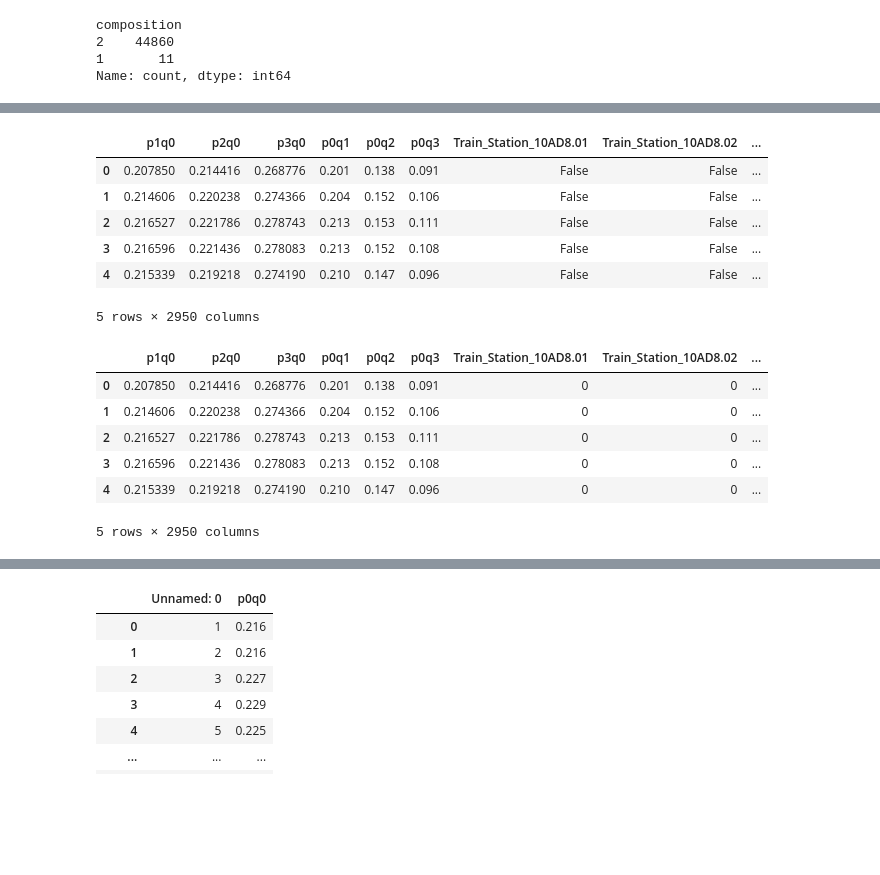
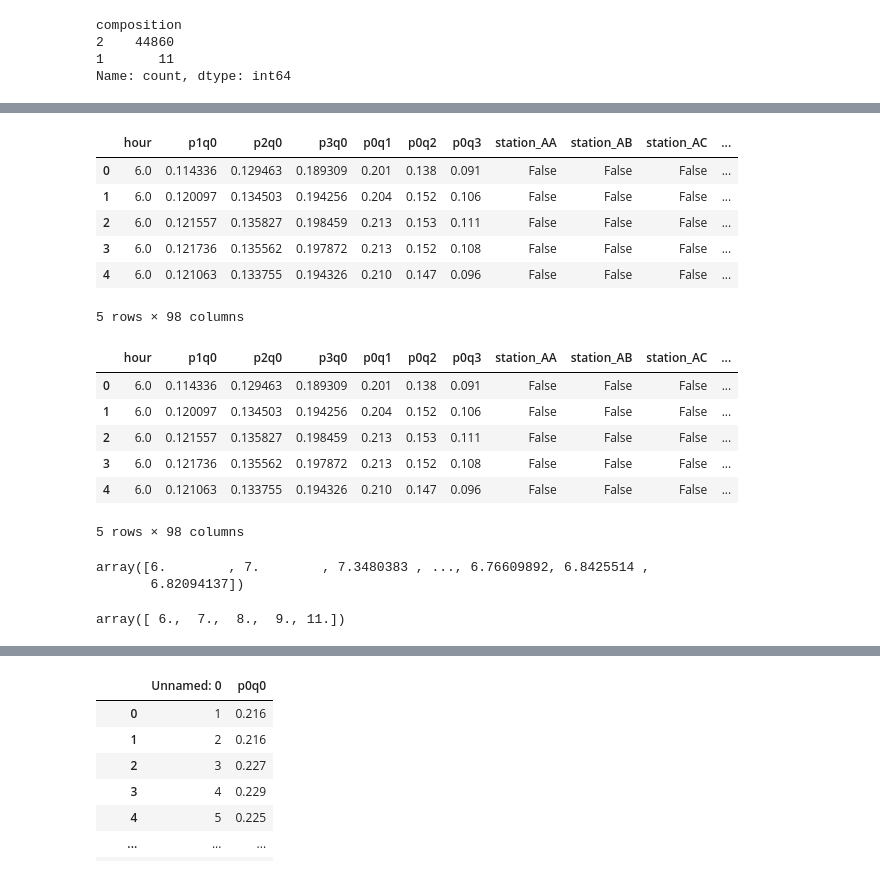
Before and after one commit to Ashraf-Khabar/Mean-time-to-predict-the-Occupation-Of-Trains, a Jupyter notebook: main2.ipynb, the cells around one changed output, grey strips where cells are left out. Cells and saved outputs as stored; diff of their text form; code cells hidden in the pictures; blank space fills up the shorter version.

```diff
--- a/main2.ipynb
+++ b/main2.ipynb
@@ -83,30 +93,46 @@ def transform(X):
+# %%
+def transform2(X):
+
+    columns_to_delete = ['way', 'composition','date']
+    X = X.drop(columns=columns_to_delete, axis=1)
+    #X['date'] = pd.to_datetime(X['date'], format='%Y-%m-%d')
+    X['hour'] = pd.to_datetime(X['hour']).dt.hour
+    X = pd.get_dummies(X, columns=["station"])
+    X = pd.get_dummies(X, columns=["train"])
+    #X=X.drop(["train","station"], axis=1)
+    return X
 # %%
 from sklearn.experimental import enable_iterative_imputer
 from sklearn.impute import IterativeImputer
 from sklearn.linear_model import BayesianRidge
 
 imputer = IterativeImputer(estimator=BayesianRidge(), random_state=0)
-data = transform(X)
-columns = data[['p1q0','p2q0','p3q0','p0q1','p0q2','p0q3']].columns.tolist()
-data[['p1q0','p2q0','p3q0','p0q1','p0q2','p0q3']] = pd.DataFrame(imputer.fit_transform(data[['p1q0','p2q0','p3q0','p0q1','p0q2','p0q3']]), columns=columns)
+data = transform2(X)
+columns = data[['p1q0','p2q0','p3q0','p0q1','p0q2','p0q3','hour']].columns.tolist()
+data[['p1q0','p2q0','p3q0','p0q1','p0q2','p0q3','hour']] = pd.DataFrame(imputer.fit_transform(data[['p1q0','p2q0','p3q0','p0q1','p0q2','p0q3','hour']]), columns=columns)
 
 data.head()
 # %% [output]
-|  | p1q0 | p2q0 | p3q0 | p0q1 | p0q2 | p0q3 | Train_Station_10AD8.01 | Train_Station_10AD8.02 | ... |
-| 0 | 0.207850 | 0.214416 | 0.268776 | 0.201 | 0.138 | 0.091 | False | False | ... |
-| 1 | 0.214606 | 0.220238 | 0.274366 | 0.204 | 0.152 | 0.106 | False | False | ... |
-| 2 | 0.216527 | 0.221786 | 0.278743 | 0.213 | 0.153 | 0.111 | False | False | ... |
-| 3 | 0.216596 | 0.221436 | 0.278083 | 0.213 | 0.152 | 0.108 | False | False | ... |
-| 4 | 0.215339 | 0.219218 | 0.274190 | 0.210 | 0.147 | 0.096 | False | False | ... |
+|  | hour | p1q0 | p2q0 | p3q0 | p0q1 | p0q2 | p0q3 | station_AA | station_AB | station_AC | ... |
+| 0 | 6.0 | 0.114336 | 0.129463 | 0.189309 | 0.201 | 0.138 | 0.091 | False | False | False | ... |
+| 1 | 6.0 | 0.120097 | 0.134503 | 0.194256 | 0.204 | 0.152 | 0.106 | False | False | False | ... |
+| 2 | 6.0 | 0.121557 | 0.135827 | 0.198459 | 0.213 | 0.153 | 0.111 | False | False | False | ... |
+| 3 | 6.0 | 0.121736 | 0.135562 | 0.197872 | 0.213 | 0.152 | 0.108 | False | False | False | ... |
+| 4 | 6.0 | 0.121063 | 0.133755 | 0.194326 | 0.210 | 0.147 | 0.096 | False | False | False | ... |
-5 rows × 2950 columns
+5 rows × 98 columns
 # %%
 X = data
 X.head()
 # %% [output]
-|  | p1q0 | p2q0 | p3q0 | p0q1 | p0q2 | p0q3 | Train_Station_10AD8.01 | Train_Station_10AD8.02 | ... |
-| 0 | 0.207850 | 0.214416 | 0.268776 | 0.201 | 0.138 | 0.091 | 0 | 0 | ... |
-| 1 | 0.214606 | 0.220238 | 0.274366 | 0.204 | 0.152 | 0.106 | 0 | 0 | ... |
-| 2 | 0.216527 | 0.221786 | 0.278743 | 0.213 | 0.153 | 0.111 | 0 | 0 | ... |
-| 3 | 0.216596 | 0.221436 | 0.278083 | 0.213 | 0.152 | 0.108 | 0 | 0 | ... |
-| 4 | 0.215339 | 0.219218 | 0.274190 | 0.210 | 0.147 | 0.096 | 0 | 0 | ... |
+|  | hour | p1q0 | p2q0 | p3q0 | p0q1 | p0q2 | p0q3 | station_AA | station_AB | station_AC | ... |
+| 0 | 6.0 | 0.114336 | 0.129463 | 0.189309 | 0.201 | 0.138 | 0.091 | False | False | False | ... |
+| 1 | 6.0 | 0.120097 | 0.134503 | 0.194256 | 0.204 | 0.152 | 0.106 | False | False | False | ... |
+| 2 | 6.0 | 0.121557 | 0.135827 | 0.198459 | 0.213 | 0.153 | 0.111 | False | False | False | ... |
+| 3 | 6.0 | 0.121736 | 0.135562 | 0.197872 | 0.213 | 0.152 | 0.108 | False | False | False | ... |
+| 4 | 6.0 | 0.121063 | 0.133755 | 0.194326 | 0.210 | 0.147 | 0.096 | False | False | False | ... |
-5 rows × 2950 columns
+5 rows × 98 columns
+# %%
+X['hour'].unique()
+# %% [output]
+array([6.        , 7.        , 7.3480383 , ..., 6.76609892, 6.8425514 ,
+       6.82094137])
@@ -112,0 +151,4 @@ X.head()
+# %%
+X['hour'].unique()
+# %% [output]
+array([ 6.,  7.,  8.,  9., 11.])
```
Also changed, not shown: parts of 13 cells of this notebook, 1 other file.
